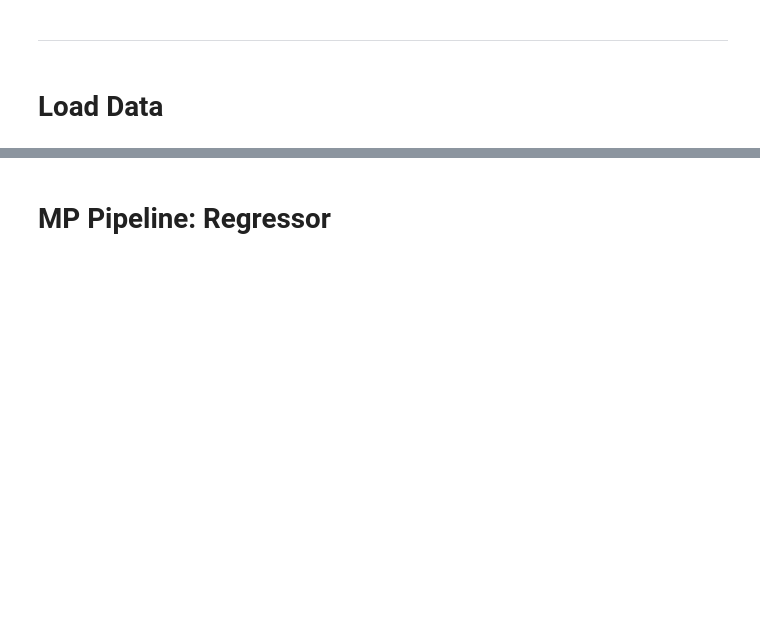
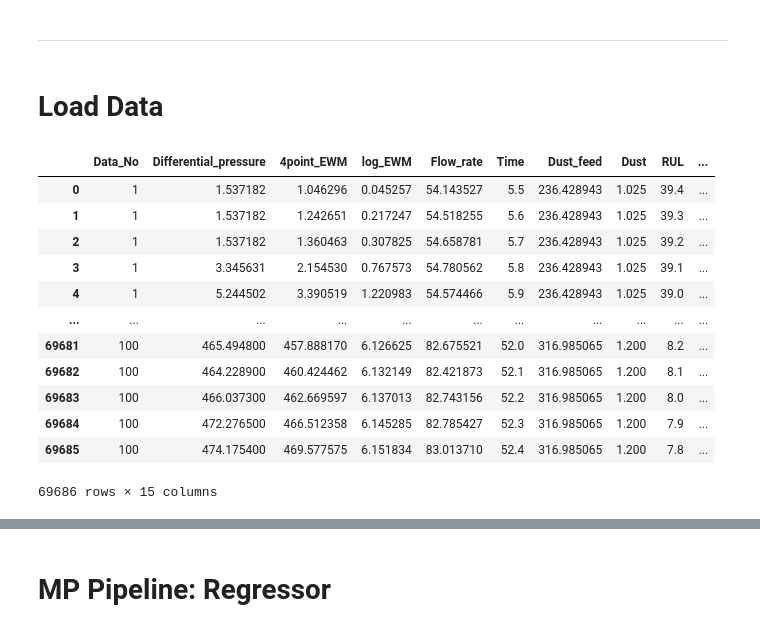
Before and after one commit to roeszler/filter-maintenance-predictor, a Jupyter notebook: jupyter_notebooks/05_refact - Modeling and Evaluation.ipynb, the cells around one changed output, grey strips where cells are left out. Saved outputs shown, nothing was run; the diff lists cells and outputs as text; code cells hidden in the pictures; blank space fills up the shorter version.

```diff
--- a/jupyter_notebooks/05_refact - Modeling and Evaluation.ipynb
+++ b/jupyter_notebooks/05_refact - Modeling and Evaluation.ipynb
@@ -48,19 +54,65 @@ current_dir
 # %%
 import numpy as np
 import pandas as pd
+import matplotlib.pyplot as plt
+import seaborn as sns
 import xgboost as xgb
 
-df = pd.read_csv(f'outputs/datasets/transformed/dfTransformedTotal.csv')
+# Feature Engineering
+from feature_engine.encoding import OrdinalEncoder
+from feature_engine.selection import SmartCorrelatedSelection
+from sklearn.model_selection import train_test_split
+
+# Feat Scaling
+from sklearn.preprocessing import StandardScaler
+
+# Feat Selection
+from sklearn.feature_selection import SelectFromModel
+from sklearn.model_selection import GridSearchCV
+from sklearn.decomposition import PCA
+from sklearn.metrics import (
+    r2_score, mean_squared_error, mean_absolute_error,
+    median_absolute_error
+    )
+
+# ML algorithms
+from sklearn.pipeline import Pipeline
+from sklearn.preprocessing import MinMaxScaler
+from sklearn.tree import DecisionTreeRegressor
+from xgboost import XGBRegressor
+from sklearn.ensemble import GradientBoostingRegressor, RandomForestRegressor
+from sklearn.linear_model import LinearRegression, SGDRegressor
+from sklearn.ensemble import AdaBoostRegressor
+from sklearn.ensemble import ExtraTreesRegressor
+
+# df = pd.read_csv(f'outputs/datasets/transformed/dfTransformedTotal.csv')
 df_total = pd.read_csv(f'outputs/datasets/transformed/dfTransformedTotal.csv')
-RUL_additional = pd.read_csv(f'outputs/datasets/transformed/dfRulAdditional.csv') # extra available RUL calculations
+# RUL_additional = pd.read_csv(f'outputs/datasets/transformed/dfRulAdditional.csv') # extra available RUL calculations
 # df_total_model = (pd.read_csv('outputs/datasets/transformed/dfTransformedTotal.csv')
 #         .drop(labels=['4point_EWM', 'change_DP', 'change_EWM'], axis=1)
 #     )
 # df_train_even_dist = (pd.read_csv(f'outputs/datasets/transformed/dfTransformedTrain.csv')
 #         .drop(labels=['4point_EWM', 'change_DP', 'change_EWM', 'std_DP', 'median_DP', 'bin_size'], axis=1)
 #     )
-print(df_total.shape, '= df_total')
-print(df.shape, '= df')
+# print(df_total.shape, '= df_total')
+# print(df.shape, '= df')
 # print(df_total_model.shape, '= df_total_model')
 # print(df_train_even_dist.shape, '= df_train_even_dist')
+n = df_total['Data_No'].iloc[0:len(df_total)]
+df_train = df_total[n < 51].reset_index(drop=True) # larger dataset
+df_test = df_total[n > 50].reset_index(drop=True)
 df_total
+# %% [output]
+|  | Data_No | Differential_pressure | 4point_EWM | log_EWM | Flow_rate | Time | Dust_feed | Dust | RUL | ... |
+| 0 | 1 | 1.537182 | 1.046296 | 0.045257 | 54.143527 | 5.5 | 236.428943 | 1.025 | 39.4 | ... |
+| 1 | 1 | 1.537182 | 1.242651 | 0.217247 | 54.518255 | 5.6 | 236.428943 | 1.025 | 39.3 | ... |
+| 2 | 1 | 1.537182 | 1.360463 | 0.307825 | 54.658781 | 5.7 | 236.428943 | 1.025 | 39.2 | ... |
+| 3 | 1 | 3.345631 | 2.154530 | 0.767573 | 54.780562 | 5.8 | 236.428943 | 1.025 | 39.1 | ... |
+| 4 | 1 | 5.244502 | 3.390519 | 1.220983 | 54.574466 | 5.9 | 236.428943 | 1.025 | 39.0 | ... |
+| ... | ... | ... | ... | ... | ... | ... | ... | ... | ... | ... |
+| 69681 | 100 | 465.494800 | 457.888170 | 6.126625 | 82.675521 | 52.0 | 316.985065 | 1.200 | 8.2 | ... |
+| 69682 | 100 | 464.228900 | 460.424462 | 6.132149 | 82.421873 | 52.1 | 316.985065 | 1.200 | 8.1 | ... |
+| 69683 | 100 | 466.037300 | 462.669597 | 6.137013 | 82.743156 | 52.2 | 316.985065 | 1.200 | 8.0 | ... |
+| 69684 | 100 | 472.276500 | 466.512358 | 6.145285 | 82.785427 | 52.3 | 316.985065 | 1.200 | 7.9 | ... |
+| 69685 | 100 | 474.175400 | 469.577575 | 6.151834 | 83.013710 | 52.4 | 316.985065 | 1.200 | 7.8 | ... |
+69686 rows × 15 columns
```
Also changed, not shown: parts of 65 cells of this notebook, 4 other files.
